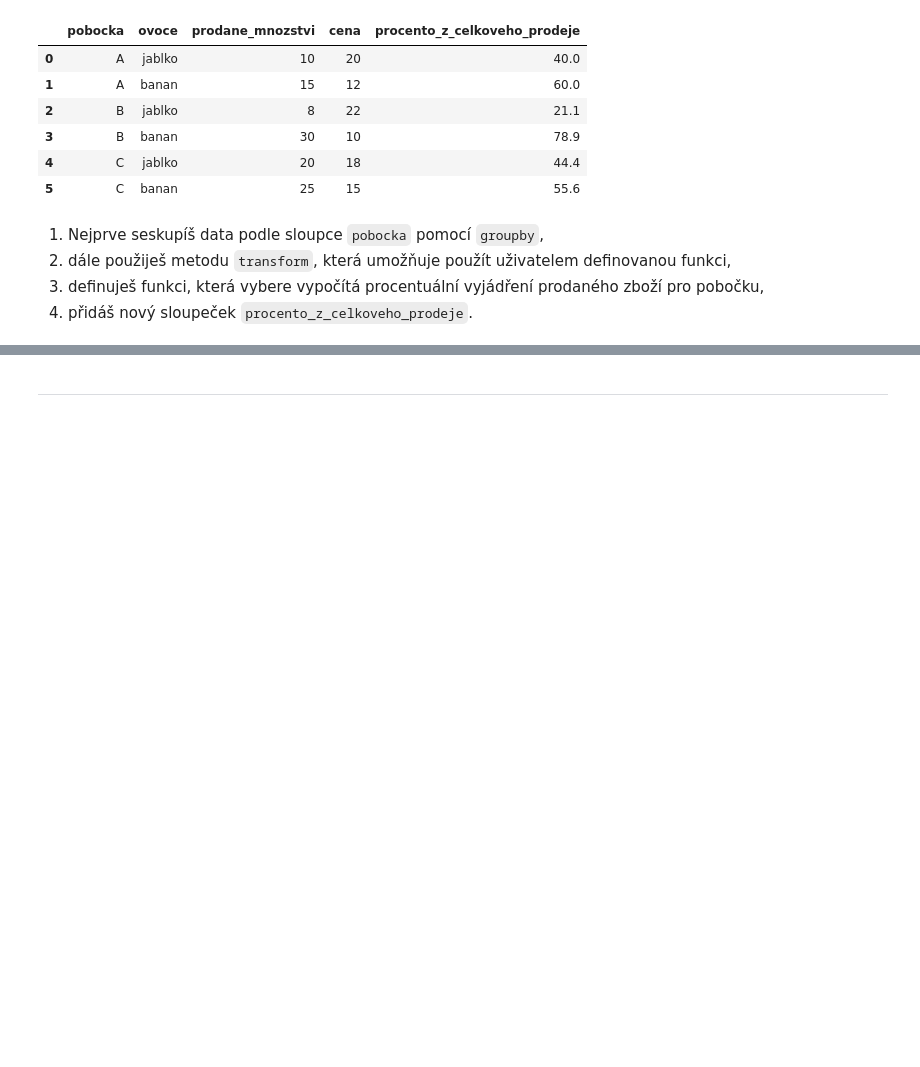
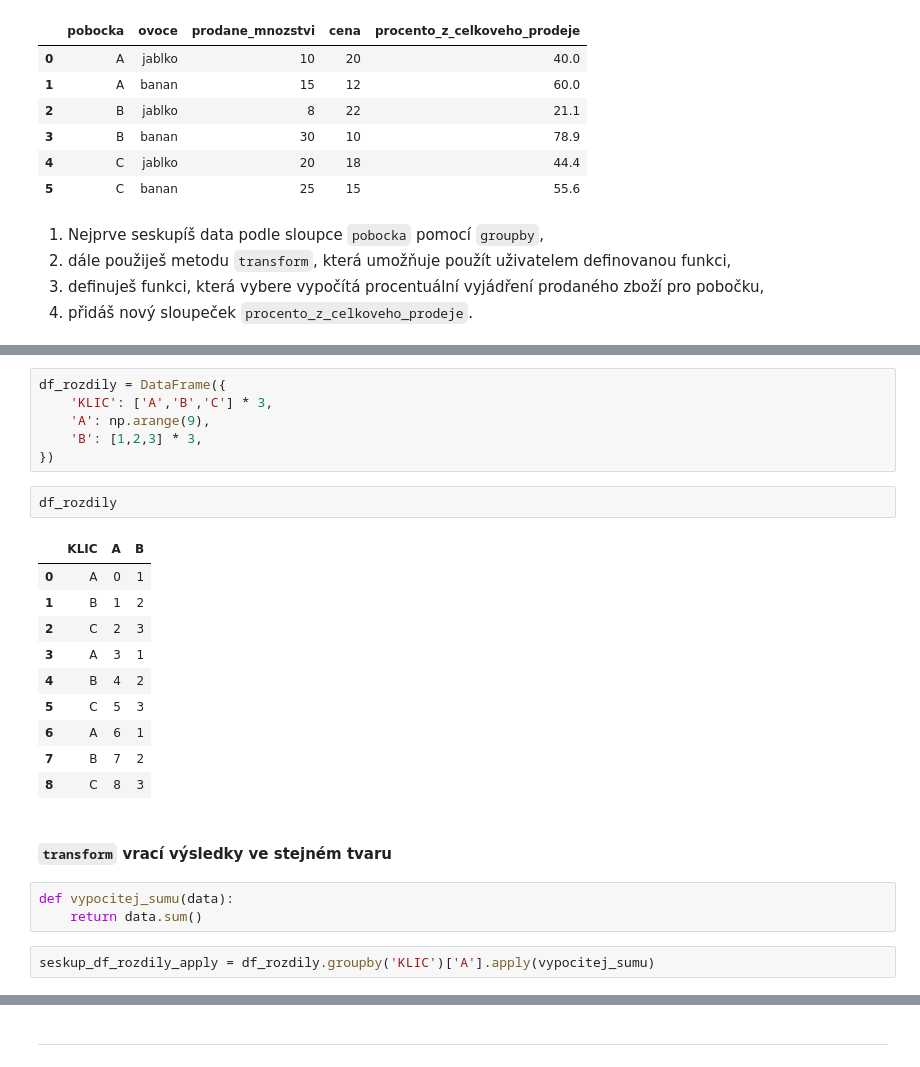
Before and after one commit to Bralor/data-csob-2023, a Jupyter notebook: shared/notebooks/lesson03.ipynb, the cells around one changed output, grey strips where cells are left out. Saved outputs shown, nothing was run; the diff lists cells and outputs as text; blank space fills up the shorter version.

```diff
--- a/shared/notebooks/lesson03.ipynb
+++ b/shared/notebooks/lesson03.ipynb
@@ -639,0 +669,26 @@ print(result)
+# %%
+df_rozdily = DataFrame({
+    'KLIC': ['A','B','C'] * 3,
+    'A': np.arange(9),
+    'B': [1,2,3] * 3,
+})
+# %%
+df_rozdily
+# %% [output]
+|  | KLIC | A | B |
+| 0 | A | 0 | 1 |
+| 1 | B | 1 | 2 |
+| 2 | C | 2 | 3 |
+| 3 | A | 3 | 1 |
+| 4 | B | 4 | 2 |
+| 5 | C | 5 | 3 |
+| 6 | A | 6 | 1 |
+| 7 | B | 7 | 2 |
+| 8 | C | 8 | 3 |
+# %% [markdown]
+#### `transform` vrací výsledky ve stejném tvaru
+# %%
+def vypocitej_sumu(data):
+    return data.sum()
+# %%
+seskup_df_rozdily_apply = df_rozdily.groupby('KLIC')['A'].apply(vypocitej_sumu)
```
Also changed, not shown: parts of 98 cells of this notebook.
